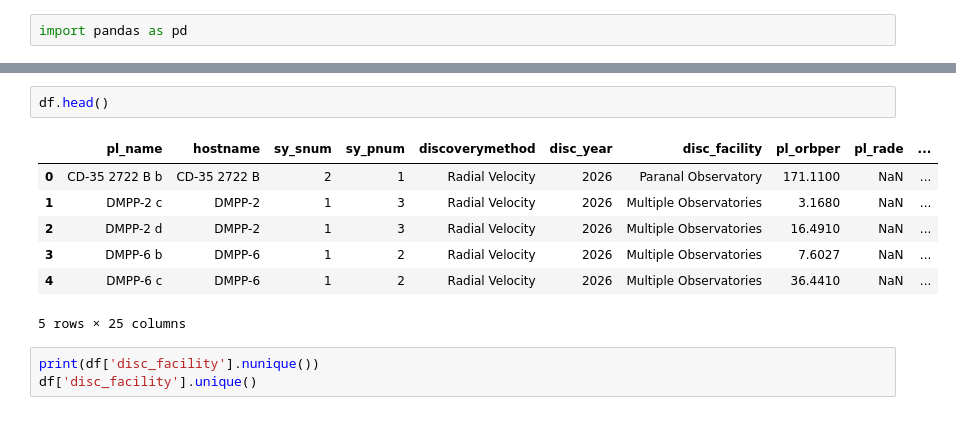
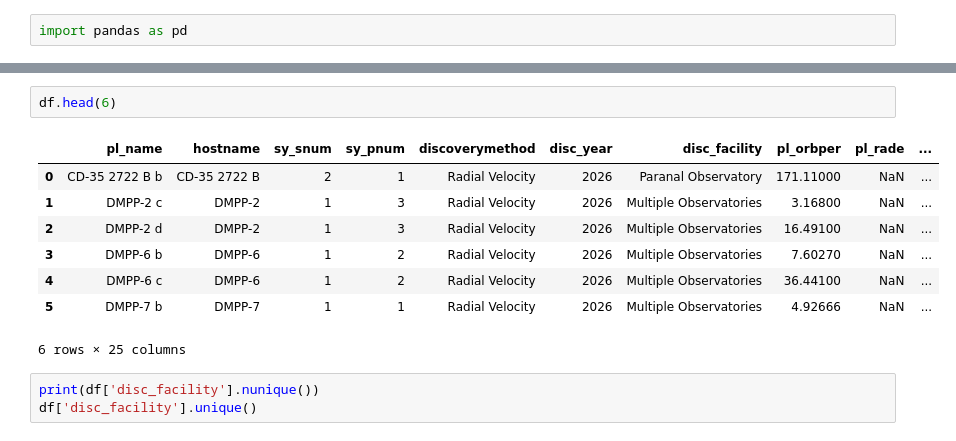
Before and after one commit to zenitheesc/minicurso-analise-exploratoria, a Jupyter notebook: dataset_espacial_principal.ipynb, the cells around one changed output, grey strips where cells are left out. Saved outputs shown, nothing was run; the diff lists cells and outputs as text.

```diff
--- a/dataset_espacial_principal.ipynb
+++ b/dataset_espacial_principal.ipynb
@@ -22,15 +22,16 @@ Data columns (total 25 columns):
 dtypes: float64(12), int64(3), object(10)
 memory usage: 1.2+ MB
 # %%
-df.head()
+df.head(6)
 # %% [output]
 |  | pl_name | hostname | sy_snum | sy_pnum | discoverymethod | disc_year | disc_facility | pl_orbper | pl_rade | ... |
-| 0 | CD-35 2722 B b | CD-35 2722 B | 2 | 1 | Radial Velocity | 2026 | Paranal Observatory | 171.1100 | NaN | ... |
-| 1 | DMPP-2 c | DMPP-2 | 1 | 3 | Radial Velocity | 2026 | Multiple Observatories | 3.1680 | NaN | ... |
-| 2 | DMPP-2 d | DMPP-2 | 1 | 3 | Radial Velocity | 2026 | Multiple Observatories | 16.4910 | NaN | ... |
-| 3 | DMPP-6 b | DMPP-6 | 1 | 2 | Radial Velocity | 2026 | Multiple Observatories | 7.6027 | NaN | ... |
-| 4 | DMPP-6 c | DMPP-6 | 1 | 2 | Radial Velocity | 2026 | Multiple Observatories | 36.4410 | NaN | ... |
+| 0 | CD-35 2722 B b | CD-35 2722 B | 2 | 1 | Radial Velocity | 2026 | Paranal Observatory | 171.11000 | NaN | ... |
+| 1 | DMPP-2 c | DMPP-2 | 1 | 3 | Radial Velocity | 2026 | Multiple Observatories | 3.16800 | NaN | ... |
+| 2 | DMPP-2 d | DMPP-2 | 1 | 3 | Radial Velocity | 2026 | Multiple Observatories | 16.49100 | NaN | ... |
+| 3 | DMPP-6 b | DMPP-6 | 1 | 2 | Radial Velocity | 2026 | Multiple Observatories | 7.60270 | NaN | ... |
+| 4 | DMPP-6 c | DMPP-6 | 1 | 2 | Radial Velocity | 2026 | Multiple Observatories | 36.44100 | NaN | ... |
+| 5 | DMPP-7 b | DMPP-7 | 1 | 1 | Radial Velocity | 2026 | Multiple Observatories | 4.92666 | NaN | ... |
-5 rows × 25 columns
+6 rows × 25 columns
 # %%
 print(df['disc_facility'].nunique())
 df['disc_facility'].unique()
```
Also changed, not shown: parts of 9 cells of this notebook.
